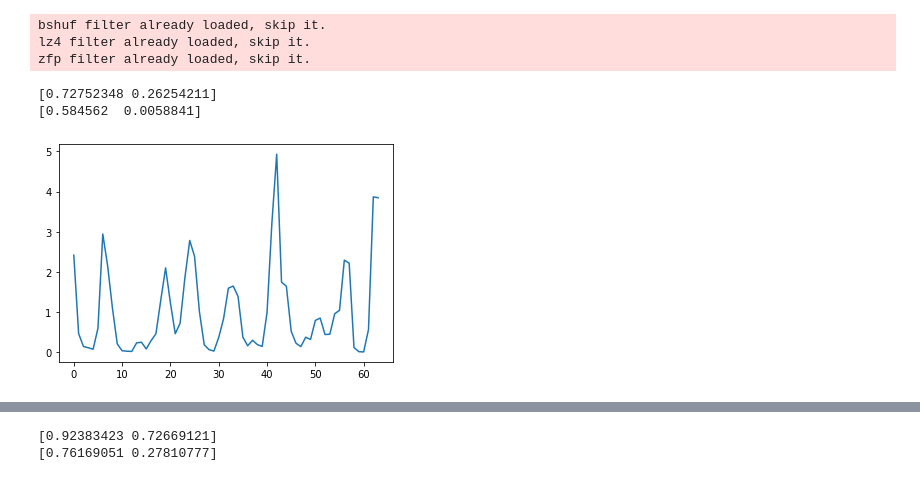
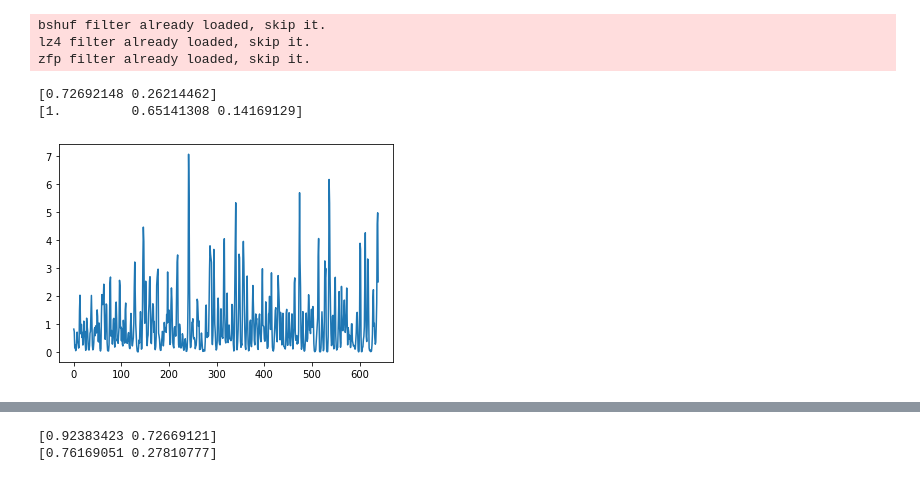
Before and after one commit to bbrzycki/bl-scint-analysis, a Jupyter notebook: jupyter-notebooks/scintillation_generator.ipynb, the cells around one changed output, grey strips where cells are left out. Drawn from its saved outputs; the diff is of its cells as text; code cells hidden in the pictures.

```diff
--- a/jupyter-notebooks/scintillation_generator.ipynb
+++ b/jupyter-notebooks/scintillation_generator.ipynb
@@ -41,23 +41,23 @@ dt = int_factor / df
 # %%
 frame = stg.Frame(fchans=256,
               tchans=desired_y_px,
               df=df,
               dt=dt)
 
 p = 2
 tscint = 20
 
 rho = blscint.get_rho(frame.ts, tscint, p)
 print(rho)
 
-num_signals = 1
+num_signals = 10
 Z = blscint.build_Z(rho, frame.tchans * num_signals)
 Y = blscint.get_Y(Z)
-print(blscint.autocorrelation(Y, p+1)[1:])
+print(blscint.autocorr(Y)[:p+1])
 
 plt.plot(Y)
 plt.show()
 # %% [output]
-[0.72752348 0.26254211]
-[0.584562  0.0058841]
+[0.72692148 0.26214462]
+[1.         0.65141308 0.14169129]
-[figure, old version]
+[figure, new version]
```
Also changed, not shown: parts of 4 cells of this notebook, 6 other files.
